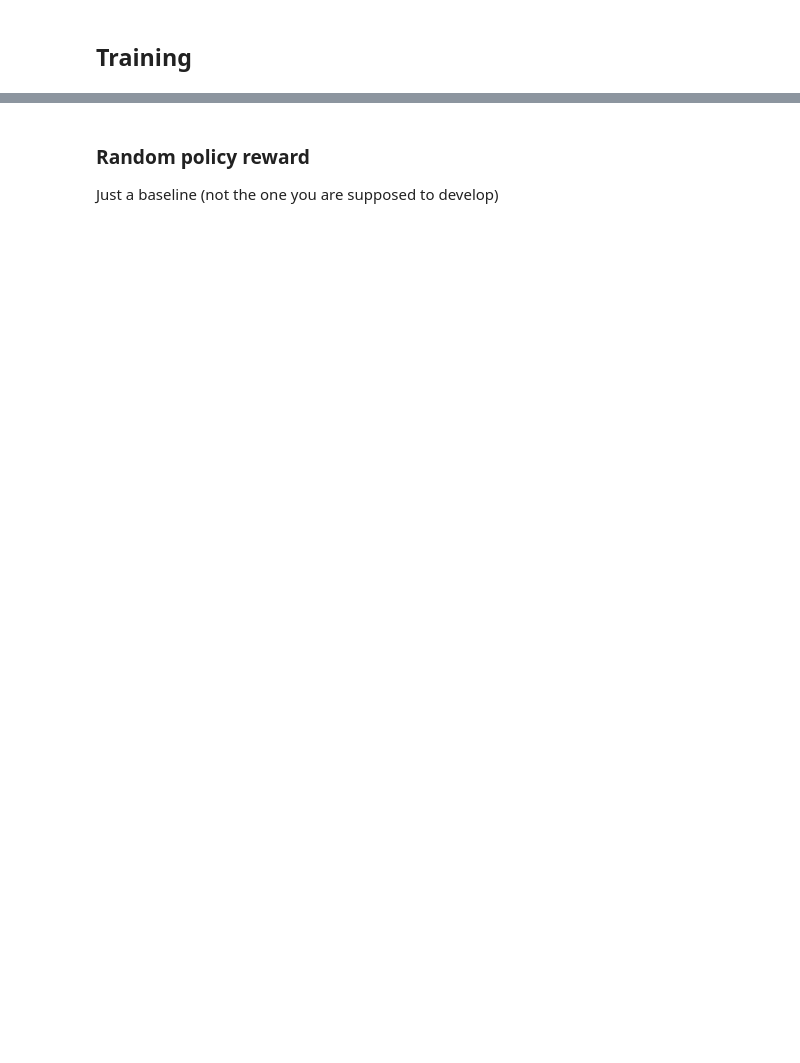
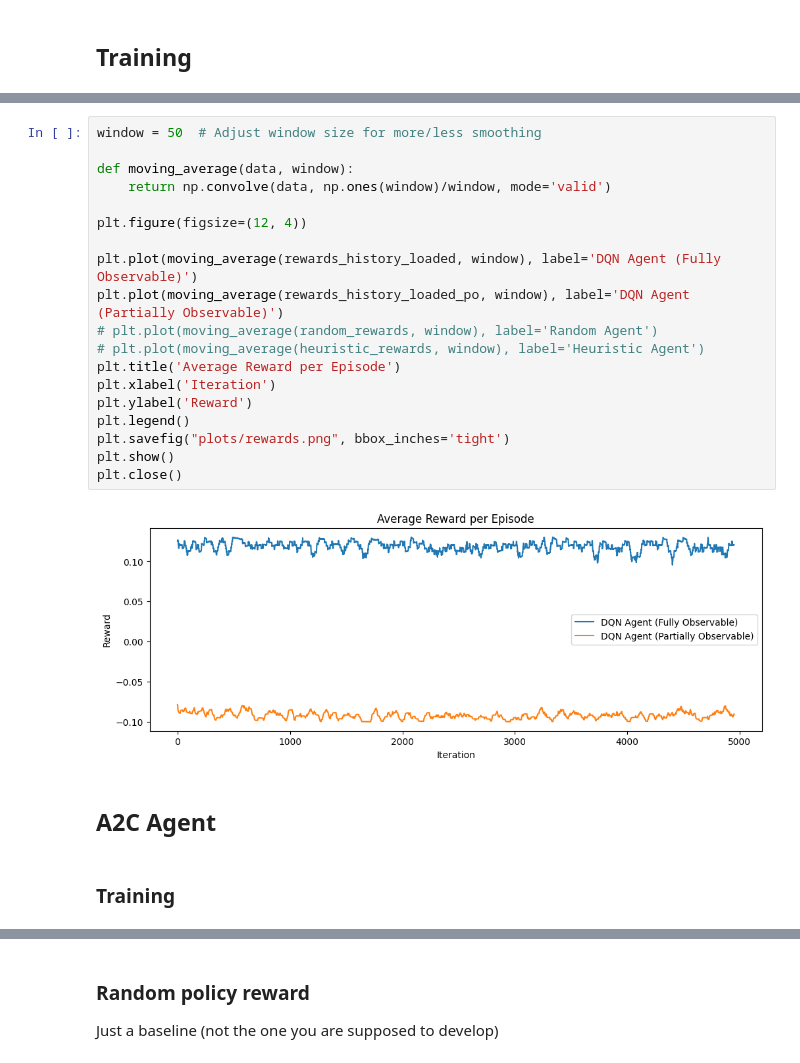
Before and after one commit to eddyfri/Snake-RL, a Jupyter notebook: main.ipynb, the cells around one changed output, grey strips where cells are left out. Saved outputs shown, nothing was run; the diff lists cells and outputs as text; blank space fills up the shorter version.

Commit message:
Added DQN, DDQN, A2C, Heuristic. Added evaluation.

```diff
--- a/main.ipynb
+++ b/main.ipynb
@@ -298,0 +227,25 @@ plt.show()
+# %%
+window = 50  # Adjust window size for more/less smoothing
+
+def moving_average(data, window):
+    return np.convolve(data, np.ones(window)/window, mode='valid')
+
+plt.figure(figsize=(12, 4))
+
+plt.plot(moving_average(rewards_history_loaded, window), label='DQN Agent (Fully Observable)')
+plt.plot(moving_average(rewards_history_loaded_po, window), label='DQN Agent (Partially Observable)')
+# plt.plot(moving_average(random_rewards, window), label='Random Agent')
+# plt.plot(moving_average(heuristic_rewards, window), label='Heuristic Agent')
+plt.title('Average Reward per Episode')
+plt.xlabel('Iteration')
+plt.ylabel('Reward')
+plt.legend()
+plt.savefig("plots/rewards.png", bbox_inches='tight')
+plt.show()
+plt.close()
+# %% [output]
+[figure, added]
+# %% [markdown]
+## A2C Agent
+# %% [markdown]
+### Training
```
Also changed, not shown: parts of 26 cells of this notebook, 18 other files.
